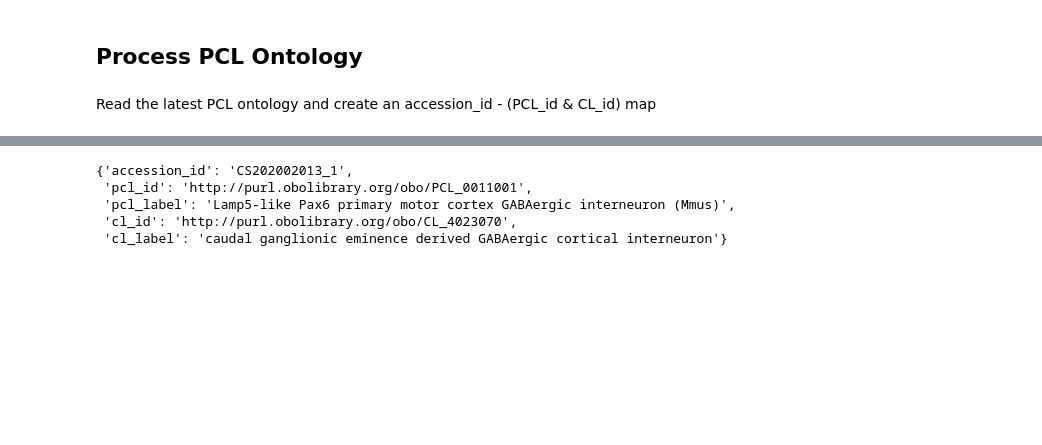
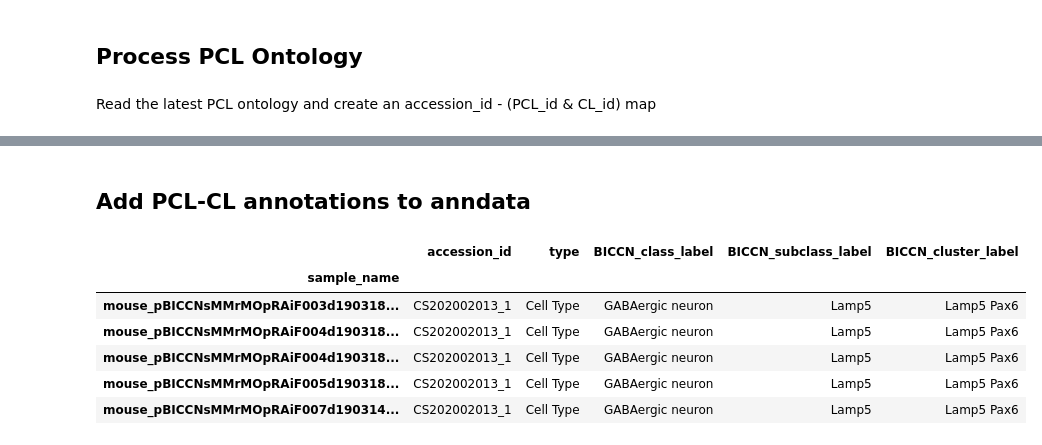
Before and after one commit to hkir-dev/h5ad-annotation, a Jupyter notebook: BDSO-multi-species-correlation.ipynb, the cells around one changed output, grey strips where cells are left out. Saved outputs shown, nothing was run; the diff lists cells and outputs as text; code cells hidden in the pictures; blank space fills up the shorter version.

```diff
--- a/BDSO-multi-species-correlation.ipynb
+++ b/BDSO-multi-species-correlation.ipynb
@@ -389,11 +398,16 @@ Querying the ontology...  (approx 2 mins)
   'pcl_label': 'L6b middle temporal gyrus glutamatergic neuron (Hsap)',
   'cl_id': 'http://purl.obolibrary.org/obo/CL_4023038',
   'cl_label': 'L6b glutamatergic cortical neuron'}}
-# %%
-pcl_mapping["CS202002013_1"]
-# %% [output]
-{'accession_id': 'CS202002013_1',
- 'pcl_id': 'http://purl.obolibrary.org/obo/PCL_0011001',
- 'pcl_label': 'Lamp5-like Pax6 primary motor cortex GABAergic interneuron (Mmus)',
- 'cl_id': 'http://purl.obolibrary.org/obo/CL_4023070',
- 'cl_label': 'caudal ganglionic eminence derived GABAergic cortical interneuron'}
+# %% [markdown]
+## Add PCL-CL annotations to anndata
+# %%
+accession_to_sample = df.set_index("sample_name")
+accession_to_sample.head(5)
+# %% [output]
+|  | accession_id | type | BICCN_class_label | BICCN_subclass_label | BICCN_cluster_label |
+| sample_name |  |  |  |  |  |
+| mouse_pBICCNsMMrMOpRAiF003d190318... | CS202002013_1 | Cell Type | GABAergic neuron | Lamp5 | Lamp5 Pax6 |
+| mouse_pBICCNsMMrMOpRAiF004d190318... | CS202002013_1 | Cell Type | GABAergic neuron | Lamp5 | Lamp5 Pax6 |
+| mouse_pBICCNsMMrMOpRAiF004d190318... | CS202002013_1 | Cell Type | GABAergic neuron | Lamp5 | Lamp5 Pax6 |
+| mouse_pBICCNsMMrMOpRAiF005d190318... | CS202002013_1 | Cell Type | GABAergic neuron | Lamp5 | Lamp5 Pax6 |
+| mouse_pBICCNsMMrMOpRAiF007d190314... | CS202002013_1 | Cell Type | GABAergic neuron | Lamp5 | Lamp5 Pax6 |
```
Also changed, not shown: parts of 16 cells of this notebook.
